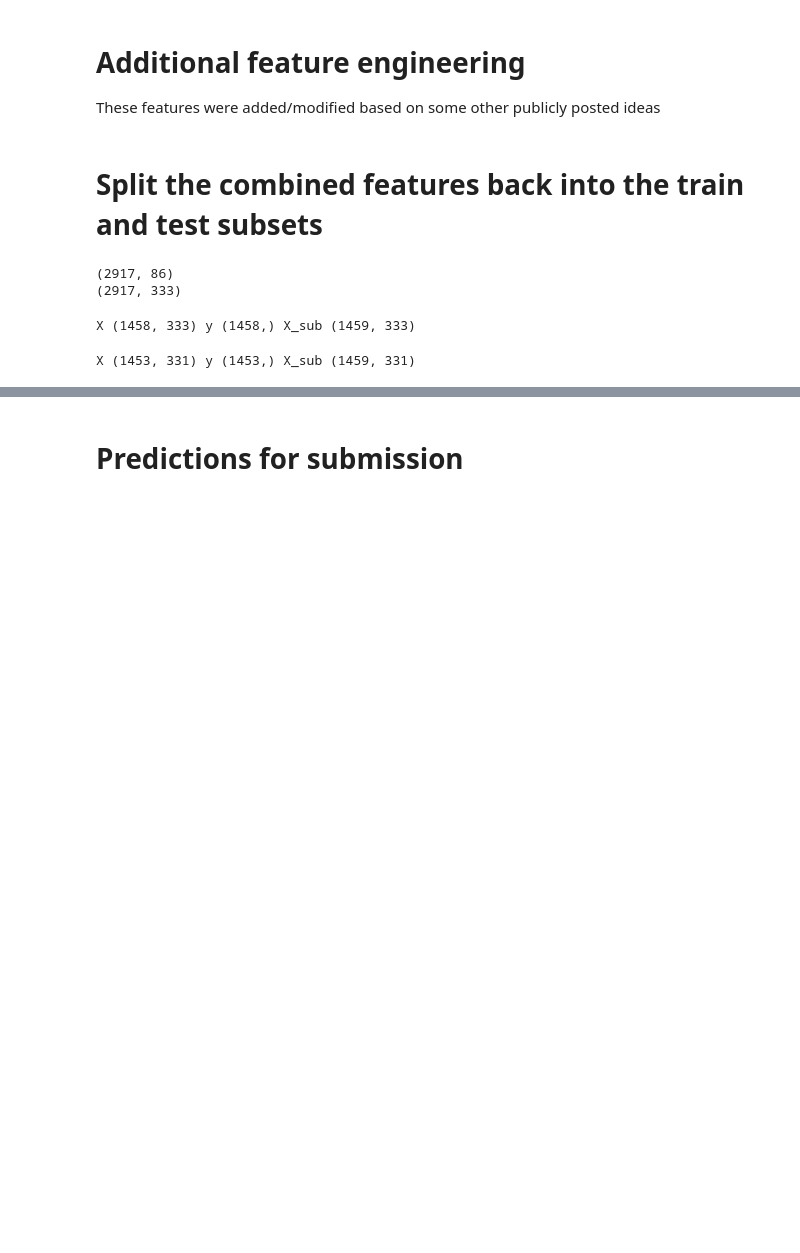
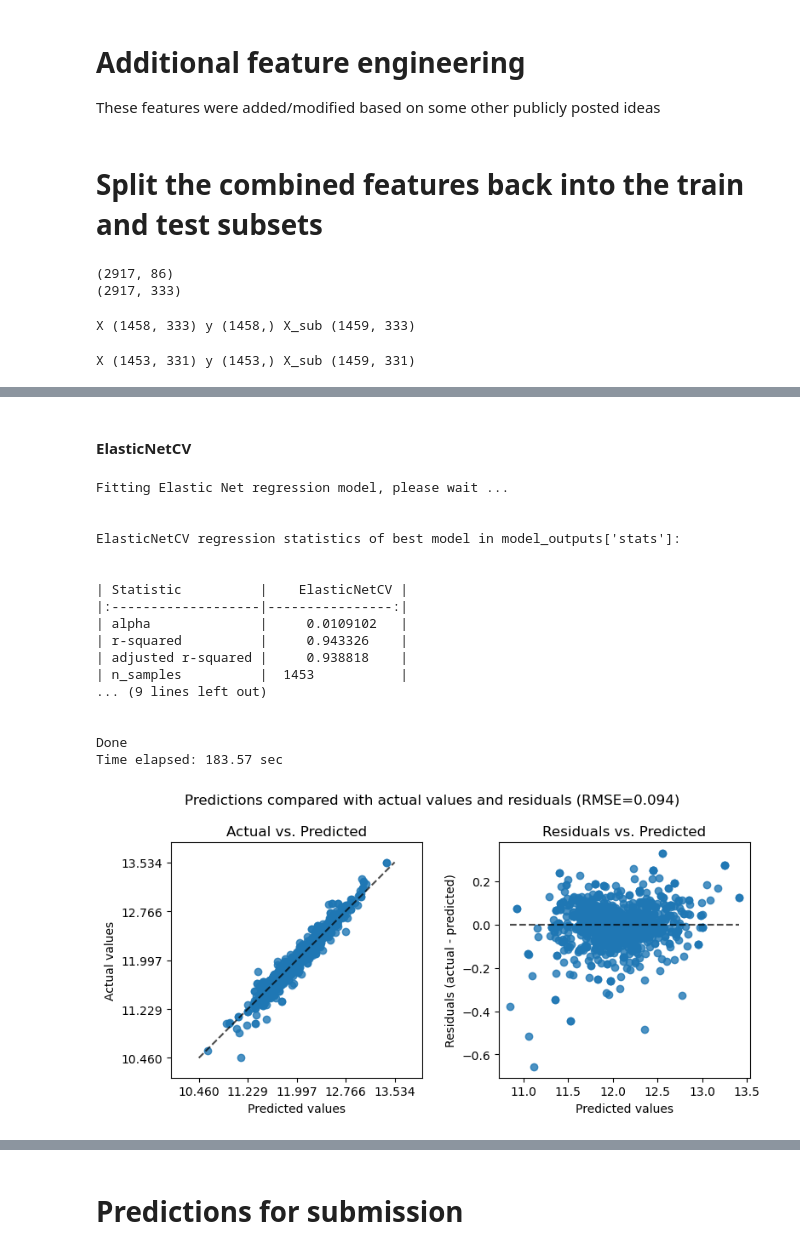
Before and after one commit to gjpelletier/stepAIC, a Jupyter notebook: Example_kaggle_house_prices.ipynb, the cells around one changed output, grey strips where cells are left out. Saved outputs shown, nothing was run; the diff lists cells and outputs as text; code cells hidden in the pictures; blank space fills up the shorter version.

```diff
--- a/Example_kaggle_house_prices.ipynb
+++ b/Example_kaggle_house_prices.ipynb
@@ -274,0 +295,26 @@ Time elapsed: 435.44 sec
+# %% [markdown]
+#### ElasticNetCV
+# %%
+# ElasticNetCV
+from EasyMLR import elastic
+elastic_model, elastic_output = elastic(X, y, verbose=1)
+ElasticNetCV_model = elastic_model['ElasticNetCV']
+# %% [output]
+Fitting Elastic Net regression model, please wait ...
+
+
+ElasticNetCV regression statistics of best model in model_outputs['stats']:
+
+
+| Statistic          |    ElasticNetCV |
+|:-------------------|----------------:|
+| alpha              |     0.0109102   |
+| r-squared          |     0.943326    |
+| adjusted r-squared |     0.938818    |
+| n_samples          |  1453           |
+... (9 lines left out)
+
+
+Done
+Time elapsed: 183.57 sec
+[figure, added]
```
Also changed, not shown: parts of 38 cells of this notebook.
